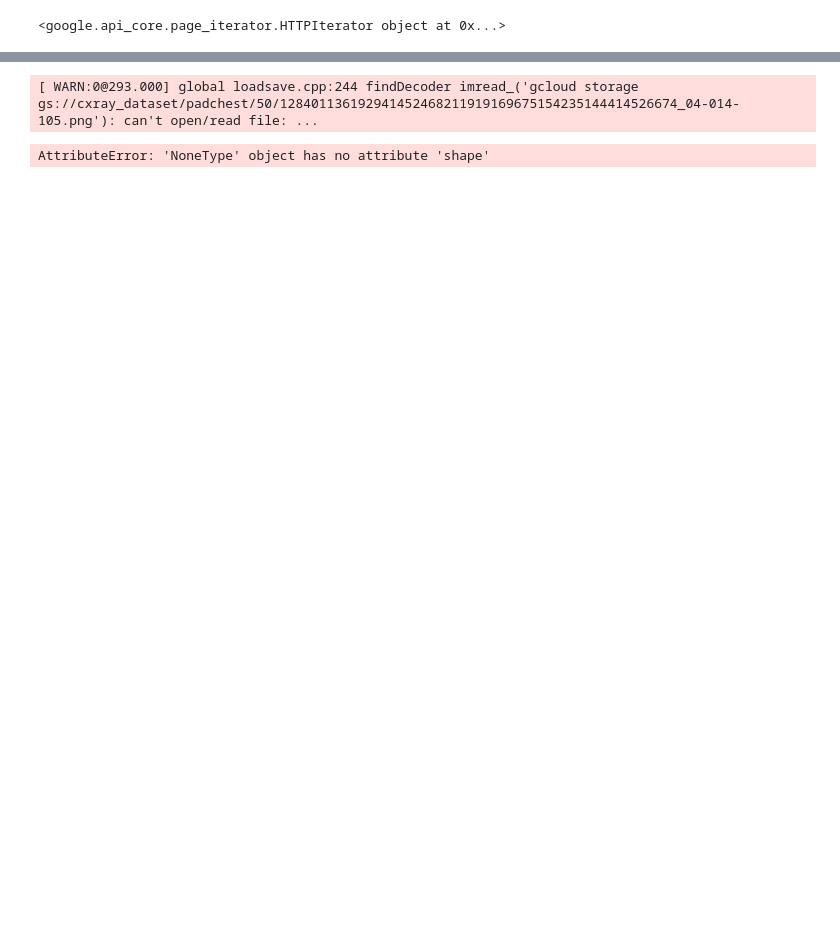
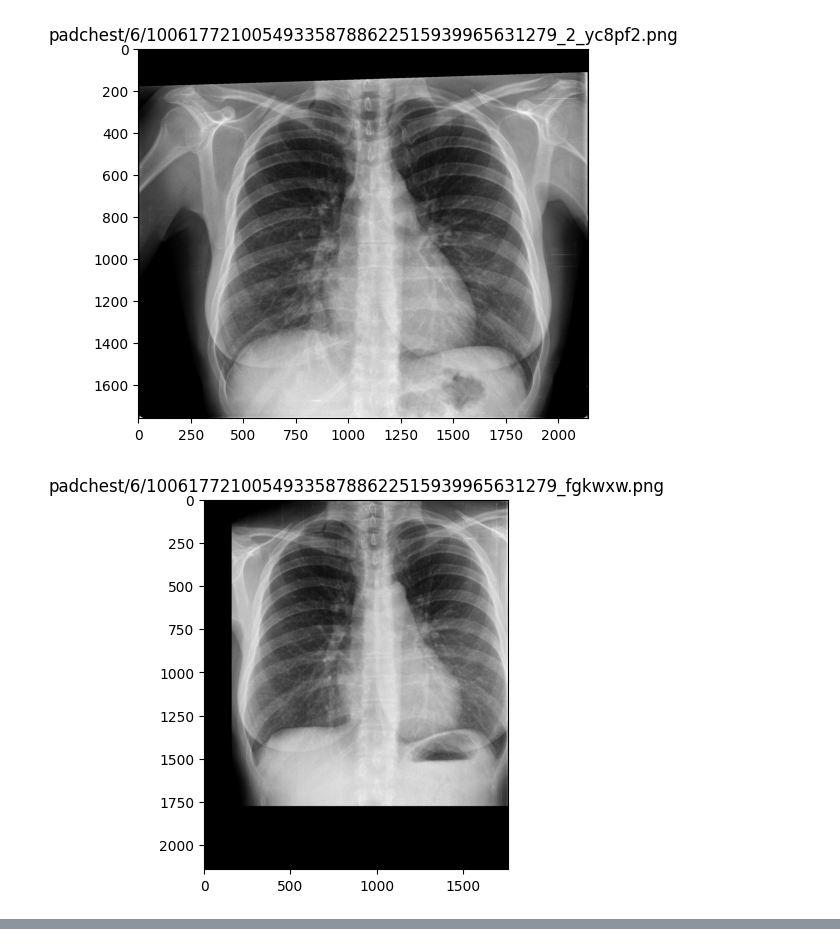
Before and after one commit to Alaqian/CXR-AI, a Jupyter notebook: GCP.ipynb, the cells around one changed output, grey strips where cells are left out. Saved outputs shown, nothing was run; the diff lists cells and outputs as text; code cells hidden in the pictures; blank space fills up the shorter version.

Commit message:
loaded images

```diff
--- a/GCP.ipynb
+++ b/GCP.ipynb
@@ -1,12 +1,23 @@
 # %%
 from google.cloud import storage
+import cv2
+import numpy as np
+import matplotlib.pyplot as plt
 
 client = storage.Client()
 images = []
 
 bucket = client.get_bucket("cxray_dataset")
-blobs = bucket.list_blobs(prefix="padchest/50")
+blobs = bucket.list_blobs(prefix="padchest/6/")
 for idx, blob in enumerate(blobs):
-    print(idx, blob.name)
+    if idx > 10:
+        break
+    image = blob.download_as_string()
+    image = np.frombuffer(image, dtype=np.uint8)
+    image = cv2.imdecode(image, cv2.IMREAD_GRAYSCALE)
+    plt.figure()
+    plt.title(blob.name)
+    plt.imshow(image, cmap="gray")
 # %% [output]
-<google.api_core.page_iterator.HTTPIterator object at 0x...>
+[figure, added]
+[figure, added]
@@ -13,11 +32,0 @@ for idx, blob in enumerate(blobs):
-# %%
-import cv2
-import numpy as np
-import matplotlib.pyplot as plt
-
-# read image from the mounted GCP bucket
-image = cv2.imread('gcloud storage gs://cxray_dataset/padchest/50/128401136192941452468211919169675154235144414526674_04-014-105.png')
-print(image.shape)
-# %% [output]
-[ WARN:0@293.000] global loadsave.cpp:244 findDecoder imread_('gcloud storage gs://cxray_dataset/padchest/50/128401136192941452468211919169675154235144414526674_04-014-105.png'): can't open/read file: ...
-AttributeError: 'NoneType' object has no attribute 'shape'
```
Also changed, not shown: parts of 1 cell of this notebook.
